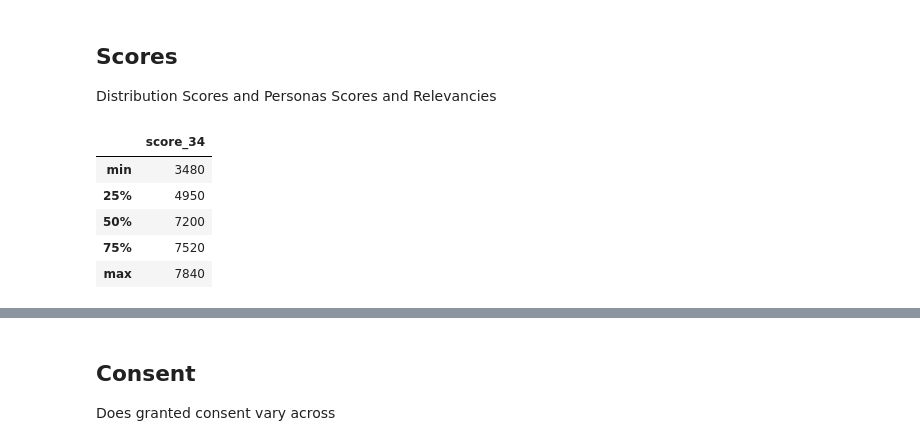
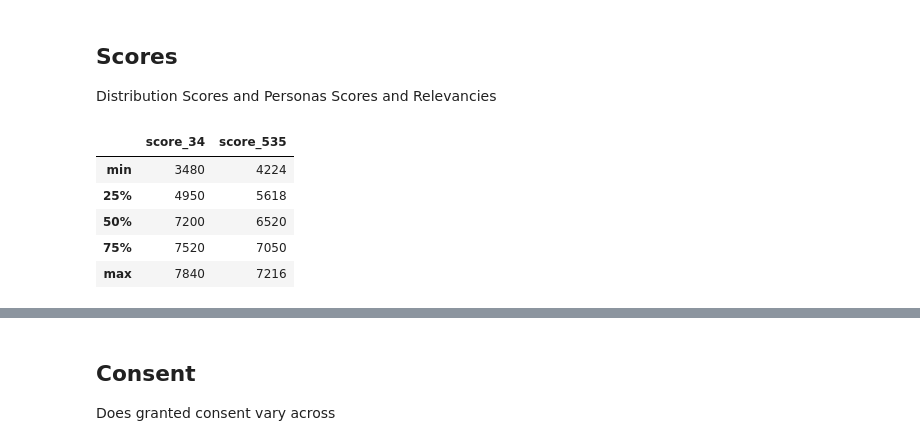
Before and after one commit to 82beja1bwi/contract-evaluation, a Jupyter notebook: qualitative.ipynb, the cells around one changed output, grey strips where cells are left out. Cells and saved outputs as stored; diff of their text form; code cells hidden in the pictures.

```diff
--- a/qualitative.ipynb
+++ b/qualitative.ipynb
@@ -173,12 +299,21 @@ Distribution
 Scores and Personas
 Scores and Relevancies
 # %%
-two_c_df['score_34'].describe().astype(int).to_frame().drop(['count' ,'mean', 'std'])
+score_34_stats = two_c_df['score_34'].describe().astype(int).to_frame().drop(['count', 'mean', 'std'])
+
+# Calculate descriptive statistics for 'score_535' column
+score_535_stats = three_c_df['score_535'].describe().astype(int).to_frame().drop(['count', 'mean', 'std'])
+
+# Concatenate the two DataFrames horizontally
+combined_stats_df = pd.concat([score_34_stats, score_535_stats], axis=1)
+
+# Output the result
+combined_stats_df
 # %% [output]
-|  | score_34 |
-| min | 3480 |
-| 25% | 4950 |
-| 50% | 7200 |
-| 75% | 7520 |
-| max | 7840 |
+|  | score_34 | score_535 |
+| min | 3480 | 4224 |
+| 25% | 4950 | 5618 |
+| 50% | 7200 | 6520 |
+| 75% | 7520 | 7050 |
+| max | 7840 | 7216 |
 # %%
```
Also changed, not shown: parts of 24 cells of this notebook, 7 other files.
